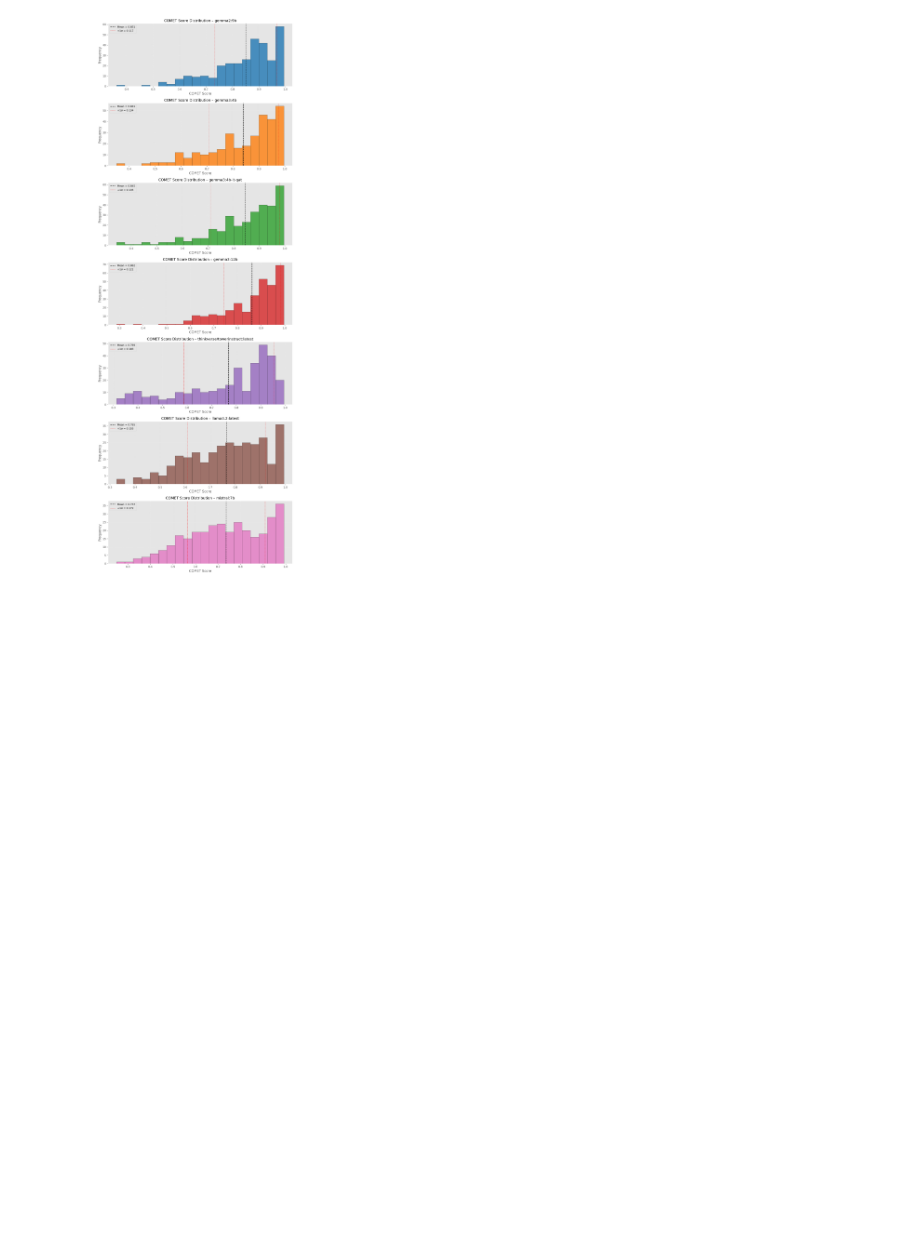
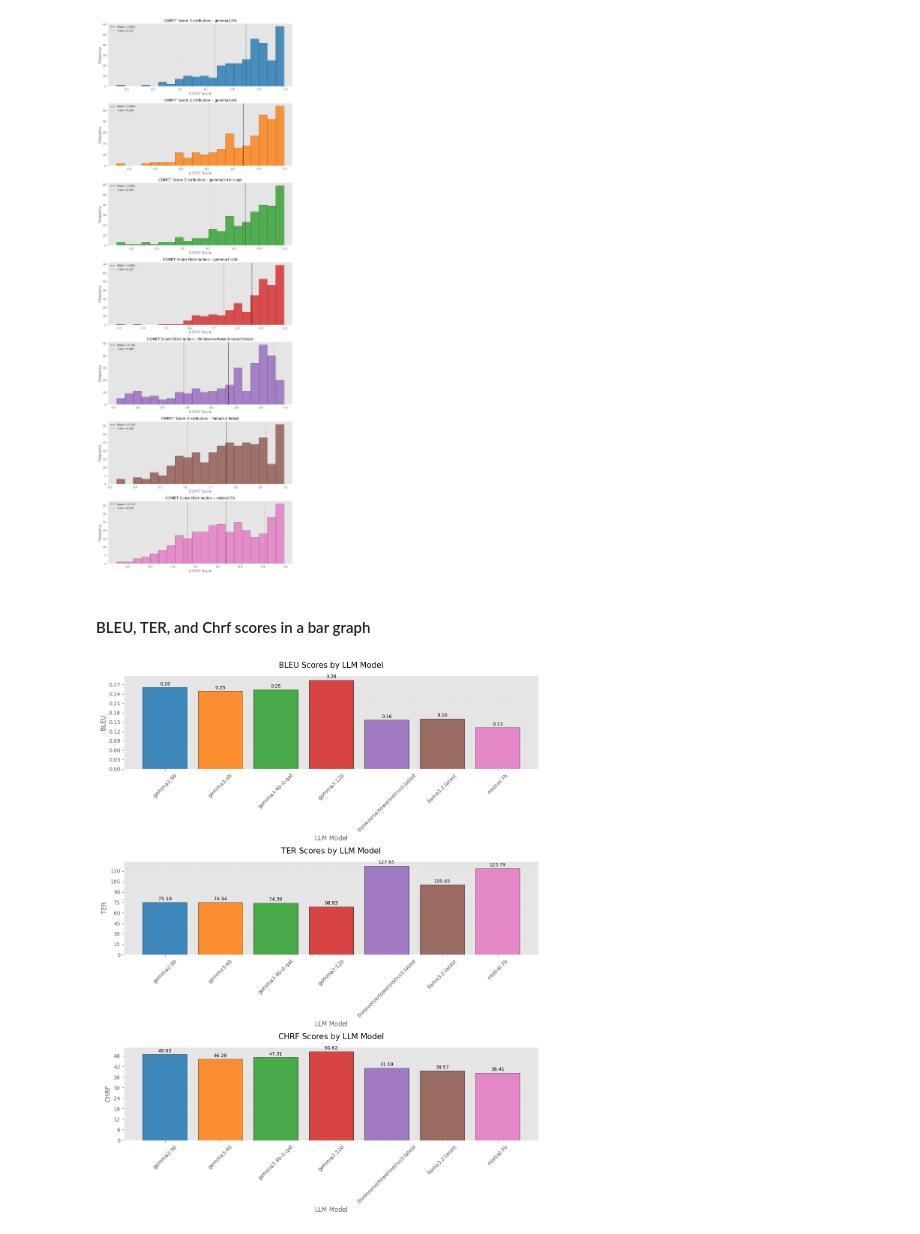
Before and after one commit to jmura84/FOREO_AI_Engineering, a Jupyter notebook: notebooks/llms_evaluation_prototype.ipynb, the cells around one changed output. Drawn from its saved outputs; the diff is of its cells as text; code cells hidden in the pictures; blank space fills up the shorter version.

Commit message:
merged scores and graphs

```diff
--- a/notebooks/llms_evaluation_prototype.ipynb
+++ b/notebooks/llms_evaluation_prototype.ipynb
@@ -500,0 +515,8 @@ chrf_scores_df
+# %%
+merged_scores_output_file = "../data/testing/csv/merged_scores_testing_temp07.csv"
+
+merged_df = merge_scores(bleu_scores_df, ter_scores_df, chrf_scores_df)
+
+# Saving it to a new CSV file:
+merged_df.to_csv(merged_scores_output_file, index=False)
+print(f"Merged scores stored in: {merged_scores_output_file}")
@@ -639,3 +678,5 @@ plt.tight_layout()
 plt.show()
 # %% [output]
 [figure]
+# %% [markdown]
+#### BLEU, TER, and Chrf scores in a bar graph
@@ -641,0 +687,60 @@ plt.show()
+# %%
+# Define color palette (one color per model):
+colors = ['#1f77b4', '#ff7f0e', '#2ca02c', '#d62728', '#9467bd', '#8c564b', '#e377c2']
+
+# Number of metrics (rows):
+num_metrics = len(merged_df)
+
+# Create one subplot per metric with increased figure height and spacing:
+fig, axes = plt.subplots(num_metrics, 1, figsize=(12, 5 * num_metrics), sharex=False)
+plt.style.use('ggplot')
+
+# Ensure axes is iterable even if there’s only one subplot:
+if num_metrics == 1:
+    axes = [axes]
+
+# Loop through each metric (row):
+for i, metric in enumerate(merged_df.index):
+    ax = axes[i]
+
+    # Extract the values and model names:
+    models = merged_df.columns
+    values = merged_df.loc[metric]
+
+    # Plot bars:
+    bars = ax.bar(
+        models,
+        values,
+        color=colors[:len(models)],
+        edgecolor='black',
+        alpha=0.85
+    )
+
+    # Set titles and labels:
+    ax.set_title(f'{metric} Scores by LLM Model', fontsize=15, pad=15)
+    ax.set_xlabel('LLM Model', fontsize=12)
+    ax.set_ylabel(metric, fontsize=12)
+    ax.tick_params(axis='x', rotation=45)
+
+    # Add gridlines and more y-axis ticks:
+    ax.yaxis.set_major_locator(plt.MaxNLocator(10))  # up to 10 divisions on Y
+    ax.grid(True, linestyle=':', alpha=0.6, which='both')
+
+    # Display the numeric value on top of each bar:
+    for bar in bars:
+        yval = bar.get_height()
+        ax.text(
+            bar.get_x() + bar.get_width() / 2,
+            yval + (max(values) * 0.01),  # add small offset
+            f'{yval:.2f}',
+            ha='center',
+            va='bottom',
+            fontsize=9
+        )
+
+# Adjust vertical spacing between plots:
+plt.subplots_adjust(hspace=0.5)
+plt.tight_layout()
+plt.show()
+# %% [output]
+[figure, added]
```
Also changed, not shown: parts of 8 cells of this notebook, 1 other file.
